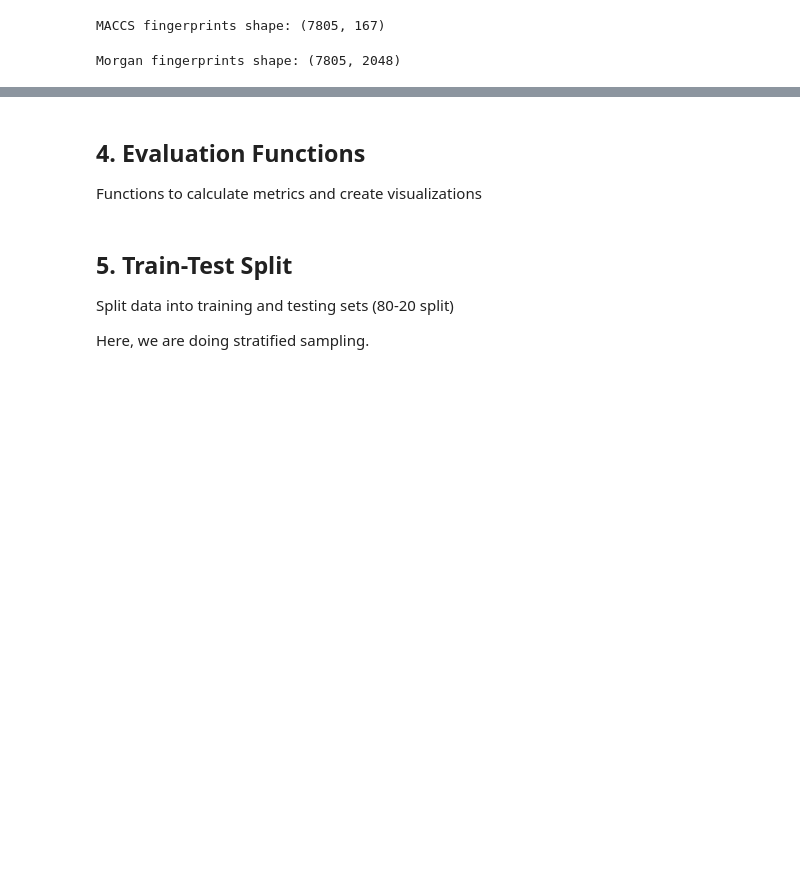
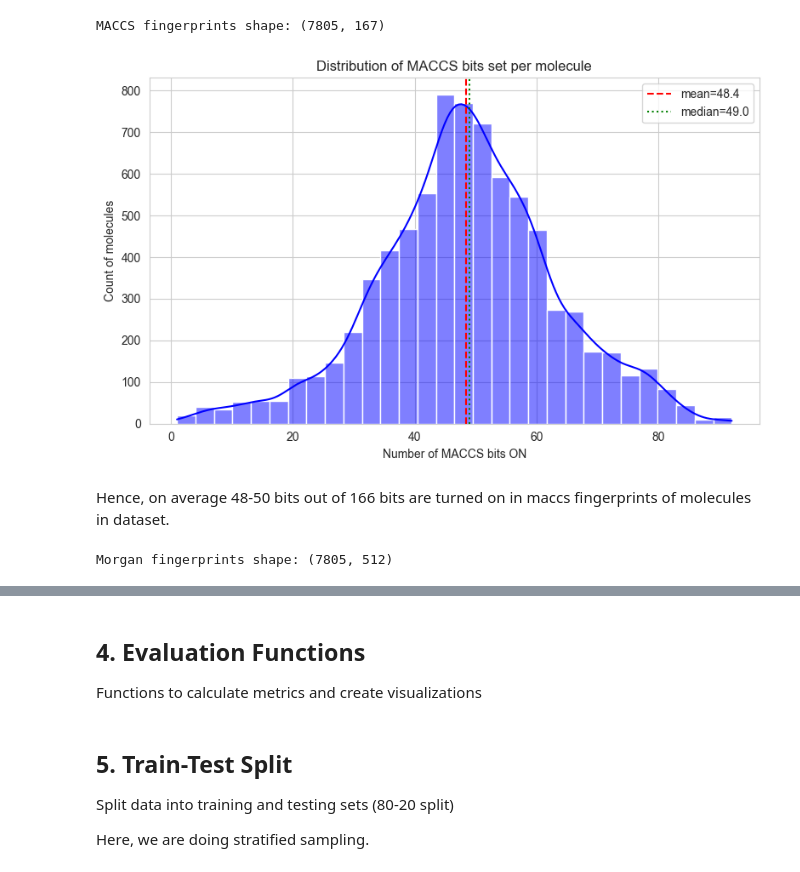
Before and after one commit to not-a-slacker/blood-brain-barrier-permeability-prediction, a Jupyter notebook: models/traditional_ml_methods.ipynb, the cells around one changed output, grey strips where cells are left out. Drawn from its saved outputs; the diff is of its cells as text; code cells hidden in the pictures; blank space fills up the shorter version.

```diff
--- a/models/traditional_ml_methods.ipynb
+++ b/models/traditional_ml_methods.ipynb
@@ -188,6 +188,28 @@ maccs_df = pd.DataFrame(maccs_list, columns=[f'MACCS_{i}' for i in range(len(mac
 print(f"MACCS fingerprints shape: {maccs_df.shape}")
 # %% [output]
 MACCS fingerprints shape: (7805, 167)
+# %%
+# Count bits set per molecule
+maccs_bits_per_mol = maccs_df.sum(axis=1)
+
+# Plot
+plt.figure(figsize=(8,5))
+sns.histplot(maccs_bits_per_mol, bins=30, kde=True, color='blue')
+mean_val = maccs_bits_per_mol.mean()
+median_val = maccs_bits_per_mol.median()
+plt.axvline(mean_val, color='red', linestyle='--', label=f"mean={mean_val:.1f}")
+plt.axvline(median_val, color='green', linestyle=':', label=f"median={median_val:.1f}")
+plt.xlabel('Number of MACCS bits ON')
+plt.ylabel('Count of molecules')
+plt.title('Distribution of MACCS bits set per molecule')
+plt.legend()
+plt.tight_layout()
+plt.savefig('../figures/maccs_bit_count_distribution.png', dpi=300, bbox_inches='tight')
+plt.show()
+# %% [output]
+[figure, added]
+# %% [markdown]
+Hence, on average 48-50 bits out of 166 bits are turned on in maccs fingerprints of molecules in dataset.
 # %%
 ### 3.3 Morgan Fingerprints
 def calculate_morgan_fingerprints(smiles, generator):
@@ -201,7 +223,7 @@ def calculate_morgan_fingerprints(smiles, generator):
 
 
 morgan_list = []
-gen = rdFingerprintGenerator.GetMorganGenerator(radius=2, fpSize=2048)
+gen = rdFingerprintGenerator.GetMorganGenerator(radius=2, fpSize=512)
 for idx in valid_indices:
     smiles = df.iloc[idx]['SMILES']
     morgan = calculate_morgan_fingerprints(smiles,gen)
@@ -211,4 +233,4 @@ for idx in valid_indices:
 morgan_df = pd.DataFrame(morgan_list, columns=[f'Morgan_{i}' for i in range(len(morgan_list[0]))])
 print(f"Morgan fingerprints shape: {morgan_df.shape}")
 # %% [output]
-Morgan fingerprints shape: (7805, 2048)
+Morgan fingerprints shape: (7805, 512)
```
Also changed, not shown: parts of 47 cells of this notebook.
